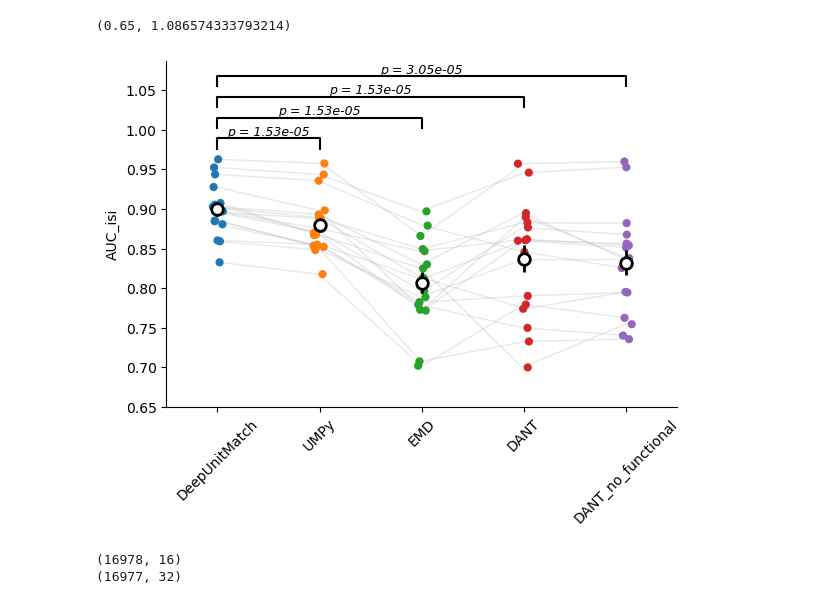
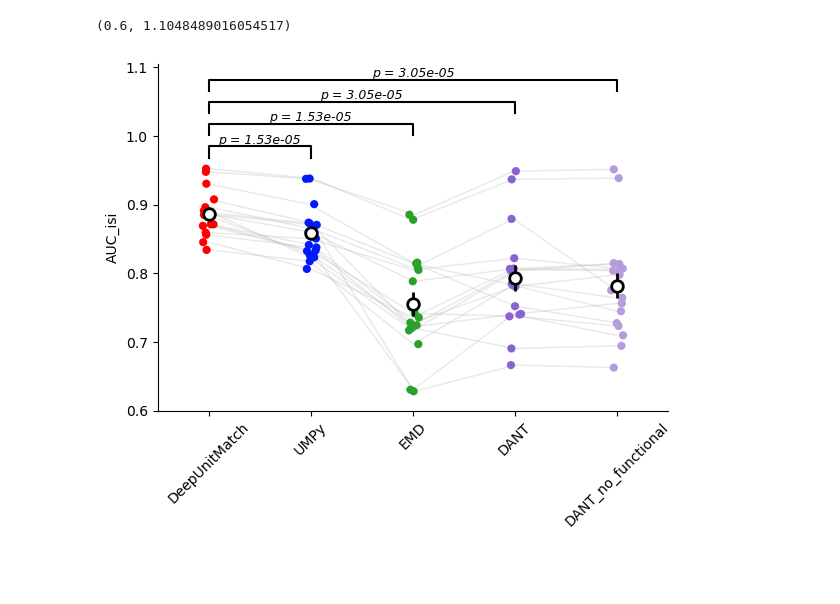
Before and after one commit to EnnyvanBeest/UnitMatch, a Jupyter notebook: UnitMatchPy/PaperAnalyses/figure-model-comparison.ipynb, the cells around one changed output. Cells and saved outputs as stored; diff of their text form; code cells hidden in the pictures; blank space fills up the shorter version.

```diff
--- a/UnitMatchPy/PaperAnalyses/figure-model-comparison.ipynb
+++ b/UnitMatchPy/PaperAnalyses/figure-model-comparison.ipynb
@@ -9,7 +9,9 @@ import matplotlib.pyplot as plt
 import pandas as pd
 
 # RESULTS_DIR = r"\\znas.cortexlab.net\Lab\Share\UNITMATCHTABLES_ENNY_CELIAN_JULIE\DeepUM_NatMeth2026_V3_OnMergedData\results"
-RESULTS_DIR = r"\\znas.cortexlab.net\Lab\Share\UNITMATCHTABLES_ENNY_CELIAN_JULIE\DeepUM_NatMeth2026_V3_OnMergedData\results\N_set_by_UMPy"
+# RESULTS_DIR = r"\\znas.cortexlab.net\Lab\Share\UNITMATCHTABLES_ENNY_CELIAN_JULIE\DeepUM_NatMeth2026_V3_OnMergedData\results\N_set_by_UMPy"
+# RESULTS_DIR = r"\\znas.cortexlab.net\Lab\Share\UNITMATCHTABLES_ENNY_CELIAN_JULIE\DeepUM_NatMeth2026_V3_OnMergedData\results\N_set_by_DANT"
+RESULTS_DIR = r"\\znas.cortexlab.net\Lab\Share\UNITMATCHTABLES_ENNY_CELIAN_JULIE\DeepUM_NatMeth2026_V3_OnMergedData\results\N_set_by_DeepUnitMatch"
 
 # RESULTS_DIR = r"\\znas.cortexlab.net\Lab\Share\UNITMATCHTABLES_ENNY_CELIAN_JULIE\DeepUM_NatMeth2026_V3_OnMergedData\results_no_conflict_filter"
 # RESULTS_DIR = r"\\znas.cortexlab.net\Lab\Share\UNITMATCHTABLES_ENNY_CELIAN_JULIE\DeepUM_NatMeth2026_V3_OnMergedData\results_no_conflict_filter\N_set_by_UM"
@@ -64,7 +66,28 @@ def paired_violin_plot(
         labels = [f"Model {i+1}" for i in range(n_models)]
 
     if colors is None:
-        colors = sns.color_palette("tab10", n_models)
+        default_palette = sns.color_palette("tab10", 10)
+
+        def model_color(name):
+            name = str(name)
+
+            if "DeepUnitMatch" in name:
+                return "#ff0000"  # red
+            if "DUM" in name or "DeepUM" in name or "exclude" in name:
+                return "#fc8d8d"  # light red
+            if name == "UMPy":
+                return "#001aff"  # blue
+            if "UMPy" in name and name != "UMPy":
+                return "#9b7ad8"  # lighter blue
+            if "DANT_no_functional" in name:
+                return "#b39ddb"  # light purple
+            if "DANT" in name:
+                return "#8a63d2"  # purple
+            if "EMD" in name:
+                return "#2ca02c"  # green
+            return default_palette[0]
+
+        colors = [model_color(label) for label in labels]
 
     x = np.arange(n_models)
 
@@ -277,39 +300,33 @@ merged = merged[keep].reset_index()
 # metric_to_plot = 'AUC_refpop_model'
 # metric_to_plot = 'AUC_natim'
 metric_to_plot = 'AUC_isi'
 # metric_to_plot = 'AUC_isi_cv'
 # metric_to_plot = 'AUC_fr'
 # metric_to_plot = 'N'
 
 # REPLACE NANS WITH 0.5
 AUC_columns = [f"{metric_to_plot}_{model}" for model in models]
 merged = merged[~np.all(np.isnan(merged[AUC_columns]), axis=1)]
 # merged = merged.fillna(0.5) # remaining AUCs set to 0.5
 
 M = []
 for model in models:
     avg_metric_by_mouse = merged.groupby("mouse")[f"{metric_to_plot}_{model}"].mean()
     if metric_to_plot in ['AUC_fr', 'AUC_isi_cv']:
         avg_metric_by_mouse = 1-avg_metric_by_mouse
     M.append(avg_metric_by_mouse.values)
 
 M = np.asarray(M)
 M = M[:, ~np.all(np.isnan(M), axis=0)]
 fig, ax = paired_violin_plot(
     M,
     labels=models,
     ylabel=metric_to_plot,
     comparisons=0,   # or "all" or [(0,3), (1,4)]
     show_violin = False,
     colors = None
 )
-ax.set_ylim(bottom=0.65)
+ax.set_ylim(bottom=0.6)
 # %% [output]
-(0.65, 1.086574333793214)
+(0.6, 1.1048489016054517)
-[figure, old version]
+[figure, new version]
-# %%
-print(np.shape(df_new))
-print(np.shape(df))
-# %% [output]
-(16978, 16)
-(16977, 32)
```
Also changed, not shown: parts of 3 cells of this notebook, 3 other files.
